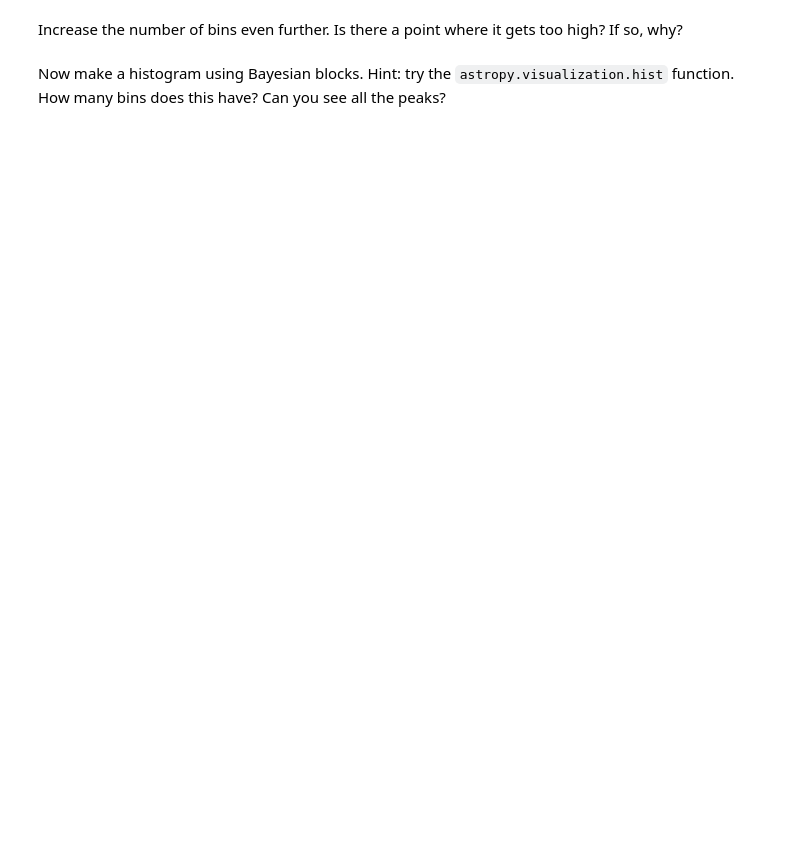
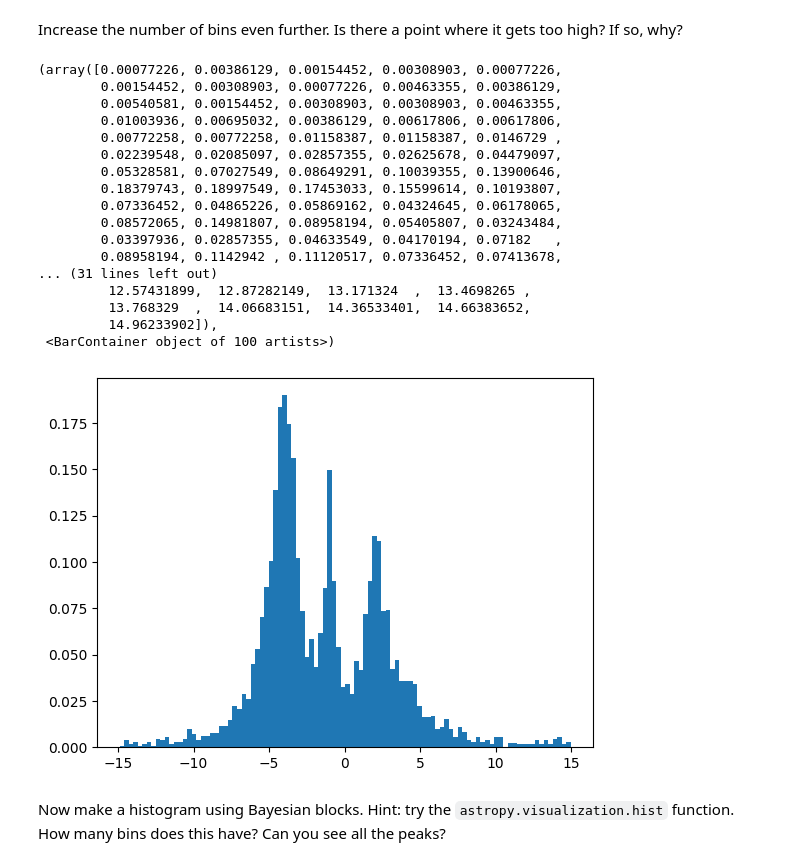
Before and after one commit to ASTR154/nonparametric-modeling, a Jupyter notebook: nonparametric-modeling.ipynb, the cells around one changed output. Drawn from its saved outputs; the diff is of its cells as text; code cells hidden in the pictures; blank space fills up the shorter version.

```diff
--- a/nonparametric-modeling.ipynb
+++ b/nonparametric-modeling.ipynb
@@ -35,3 +39,24 @@ plt.hist(  # complete
+# %%
+plt.hist(x, bins=100, density=True)
+# %% [output]
+(array([0.00077226, 0.00386129, 0.00154452, 0.00308903, 0.00077226,
+        0.00154452, 0.00308903, 0.00077226, 0.00463355, 0.00386129,
+        0.00540581, 0.00154452, 0.00308903, 0.00308903, 0.00463355,
+        0.01003936, 0.00695032, 0.00386129, 0.00617806, 0.00617806,
+        0.00772258, 0.00772258, 0.01158387, 0.01158387, 0.0146729 ,
+        0.02239548, 0.02085097, 0.02857355, 0.02625678, 0.04479097,
+        0.05328581, 0.07027549, 0.08649291, 0.10039355, 0.13900646,
+        0.18379743, 0.18997549, 0.17453033, 0.15599614, 0.10193807,
+        0.07336452, 0.04865226, 0.05869162, 0.04324645, 0.06178065,
+        0.08572065, 0.14981807, 0.08958194, 0.05405807, 0.03243484,
+        0.03397936, 0.02857355, 0.04633549, 0.04170194, 0.07182   ,
+        0.08958194, 0.1142942 , 0.11120517, 0.07336452, 0.07413678,
+... (31 lines left out)
+         12.57431899,  12.87282149,  13.171324  ,  13.4698265 ,
+         13.768329  ,  14.06683151,  14.36533401,  14.66383652,
+         14.96233902]),
+ <BarContainer object of 100 artists>)
+[figure, added]
 # %% [markdown]
 Now make a histogram using Bayesian blocks. Hint: try the `astropy.visualization.hist` function. How many bins does this have? Can you see all the peaks?
 # %%
```
Also changed, not shown: parts of 7 cells of this notebook.
